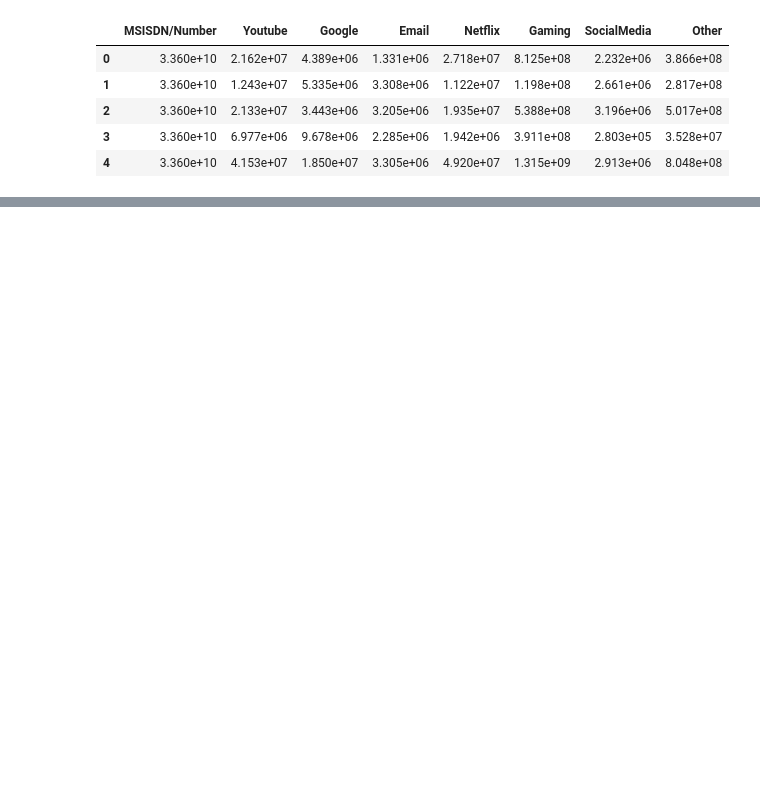
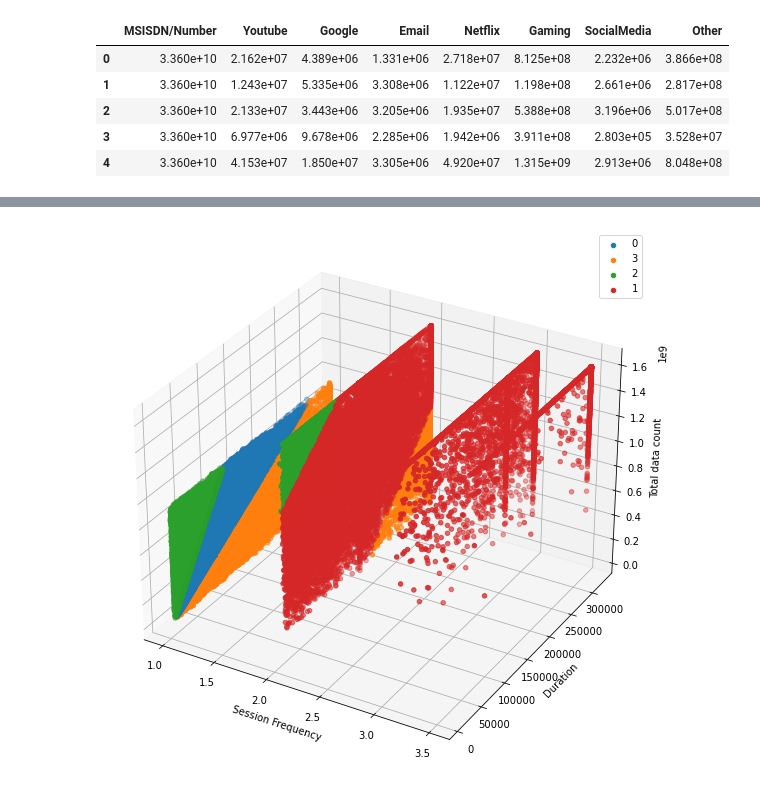
Before and after one commit to bereketkibru/User_Analytics_in_telecom, a Jupyter notebook: notebooks/User Engagement analysis.ipynb, the cells around one changed output, grey strips where cells are left out. Saved outputs shown, nothing was run; the diff lists cells and outputs as text; code cells hidden in the pictures; blank space fills up the shorter version.

```diff
--- a/notebooks/User Engagement analysis.ipynb
+++ b/notebooks/User Engagement analysis.ipynb
@@ -396,0 +566,19 @@ app_df.head()
+# %%
+kmeans = KMeans(n_clusters=4, init='k-means++').fit(normalized_metrics)
+pred = kmeans.predict(normalized_metrics)
+
+UEM_with_cluster = NO_outliner_UEA_df.copy()
+UEM_with_cluster['clusters'] = pred
+# %%
+UEM_with_cluster = UEM_with_cluster.rename(columns={'Bearer Id': 'sessions_frequency', 'Dur. (ms)': 'duration'})
+# %%
+fig=plt.figure(figsize=(10,10))
+ax=fig.add_subplot(111,projection='3d')
+for s in UEM_with_cluster.clusters.unique():
+    ax.scatter(UEM_with_cluster.sessions_frequency[UEM_with_cluster.clusters==s],UEM_with_cluster.duration[UEM_with_cluster.clusters==s],UEM_with_cluster.All[UEM_with_cluster.clusters==s],label=s)
+    ax.set_xlabel('Session Frequency')
+    ax.set_ylabel('Duration')
+    ax.set_zlabel('Total data count')
+    ax.legend()
+# %% [output]
+[figure, added]
```
Also changed, not shown: parts of 23 cells of this notebook.
